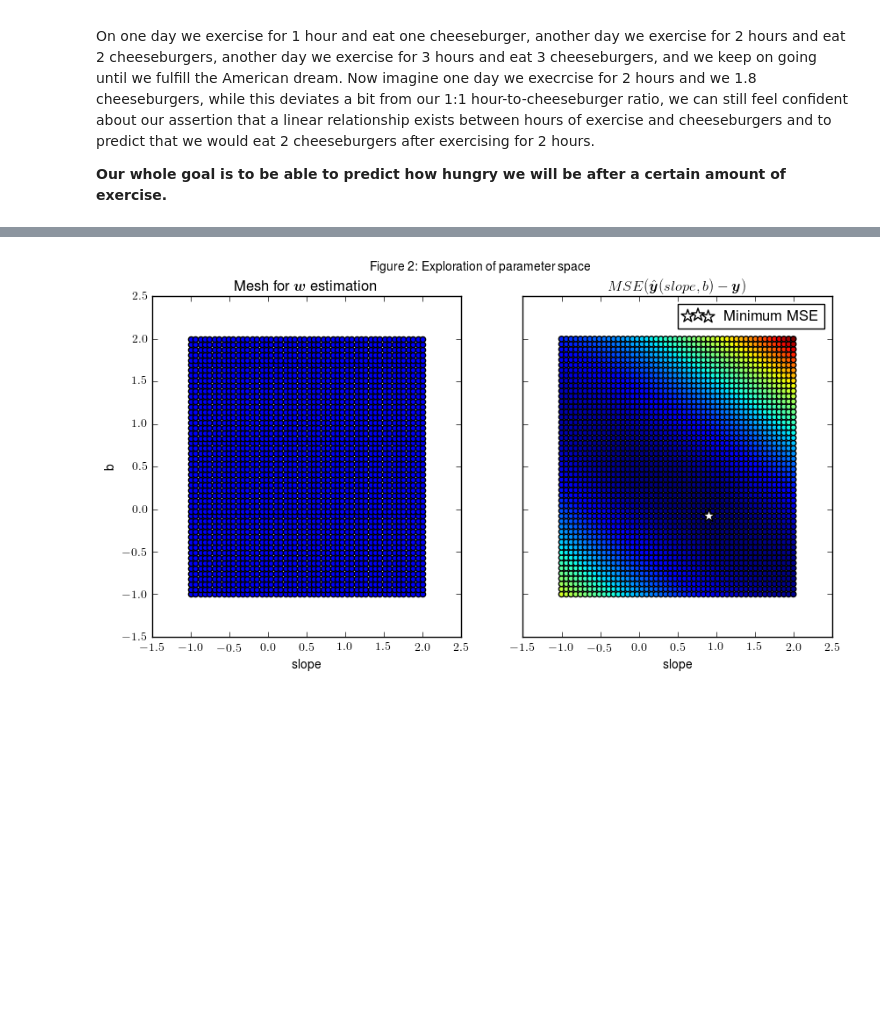
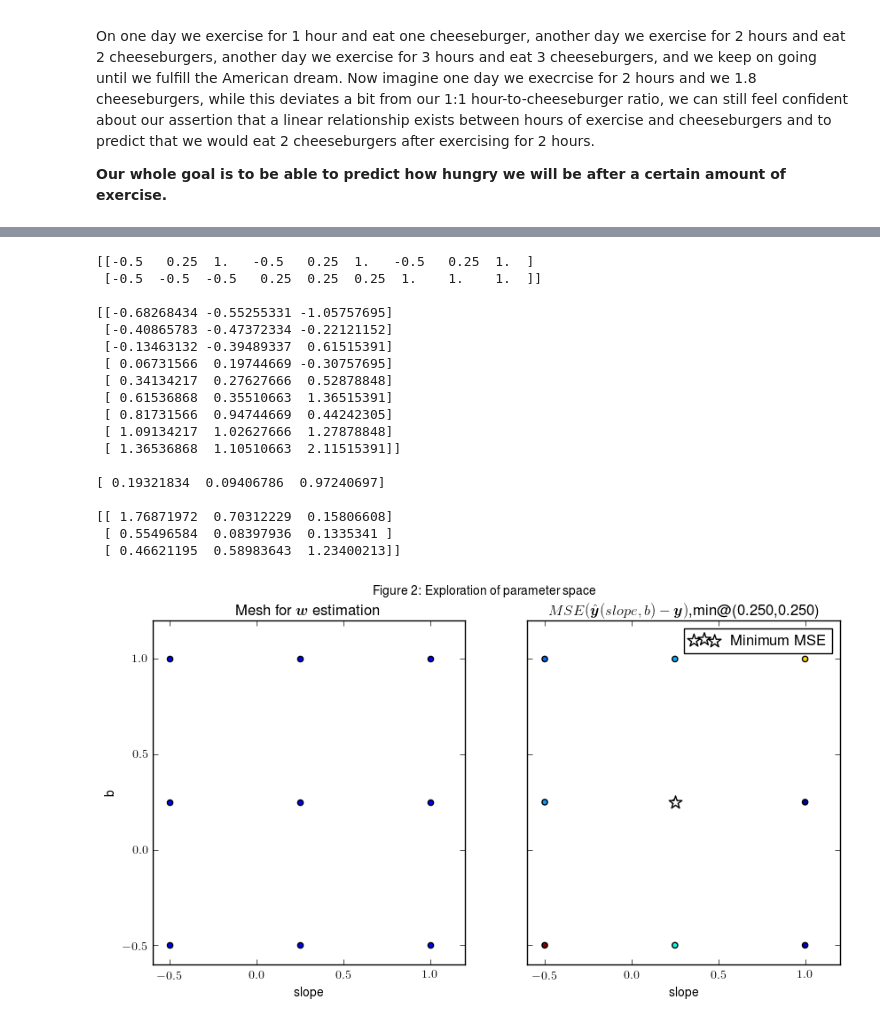
Before and after one commit to michaelsilverstein/Deep-Learning-Examples, a Jupyter notebook: Linear Regression.ipynb, the cells around one changed output, grey strips where cells are left out. Drawn from its saved outputs; the diff is of its cells as text; code cells hidden in the pictures; blank space fills up the shorter version.

```diff
--- a/Linear Regression.ipynb
+++ b/Linear Regression.ipynb
@@ -116,39 +116,63 @@ def MSE(y_,y):
     #Compute MSE for a vector of predictions y_ and observations y
     return 1./size*np.power(np.linalg.norm(y_-y),2)
 
-dim,size = 1,50
+#Generate data
+dim,size = 1,3
 x,y = datagen(dim,size)
 
 #Generate mesh
-amin,amax = -1,2
+amin,amax = -.5,1
 seed = np.linspace(amin,amax,size)
 slope,b = np.meshgrid(seed,seed) #50x50 grid from 0 to 2
 
 combos = np.vstack([slope.ravel(),b.ravel()]) #All pairwise combinations of parameters in grid
-
+print combos
+print
 #Compute y_hat for each set of parameters
 y_tests = np.dot(x,combos).T #y_tests = [y_hats{1},...,y_hats{size}], for pairs of parameters 1,...,size
+print y_tests
+print
+print y
 MSEs = np.array([MSE(y_,y) for y_ in y_tests]).reshape(size,size) #Calculate MSE for each set of y_hats
 minval_ix = np.unravel_index(np.argmin(MSEs),(size,size)) #Find index at which MSE is the smallest
-
 ##Plot
 fig,axs = plt.subplots(ncols=2,sharex=True,sharey=True)
 
 #Let's take a look at the meshgrid we created
 axs[0].scatter(slope,b)
 axs[0].set_xlabel('slope')
 axs[0].set_ylabel('b')
 axs[0].set_title(r'Mesh for $\boldsymbol{w}$ estimation')
 
 #Now let's project the MSE values for each pair of parameters onto the corresponding location
+best_b = seed[minval_ix[0]] #Best b is at the location of our mesh where the smallest MSE exists on the b axis
+best_slope = seed[minval_ix[1]] #Best slope is at the location of our mesh where the smallest MSE exists on the slope axis
 axs[1].scatter(slope,b,c=MSEs)
-axs[1].scatter(seed[minval_ix[1]],seed[minval_ix[0]],marker='*',c='white',s=120,label='Minimum MSE')
+axs[1].scatter(best_slope,best_b,marker='*',c='white',s=120,label='Minimum MSE')
 axs[1].set_xlabel('slope')
-axs[1].set_title(r'$MSE(\hat{\boldsymbol{y}}(slope,b)-\boldsymbol{y})$')
+axs[1].set_title(r'$MSE(\hat{\boldsymbol{y}}(slope,b)-\boldsymbol{y})$,min@(%.3f,%.3f)'%(best_slope,best_b))
 plt.legend()
 
 fig.suptitle('Figure 2: Exploration of parameter space')
 plt.show()
 # %% [output]
+[[-0.5   0.25  1.   -0.5   0.25  1.   -0.5   0.25  1.  ]
+ [-0.5  -0.5  -0.5   0.25  0.25  0.25  1.    1.    1.  ]]
+
+[[-0.68268434 -0.55255331 -1.05757695]
+ [-0.40865783 -0.47372334 -0.22121152]
+ [-0.13463132 -0.39489337  0.61515391]
+ [ 0.06731566  0.19744669 -0.30757695]
+ [ 0.34134217  0.27627666  0.52878848]
+ [ 0.61536868  0.35510663  1.36515391]
+ [ 0.81731566  0.94744669  0.44242305]
+ [ 1.09134217  1.02627666  1.27878848]
+ [ 1.36536868  1.10510663  2.11515391]]
+
+[ 0.19321834  0.09406786  0.97240697]
+
+[[ 1.76871972  0.70312229  0.15806608]
+ [ 0.55496584  0.08397936  0.1335341 ]
+ [ 0.46621195  0.58983643  1.23400213]]
-[figure, old version]
+[figure, new version]
 # %% [markdown]
```
Also changed, not shown: parts of 10 cells of this notebook.
